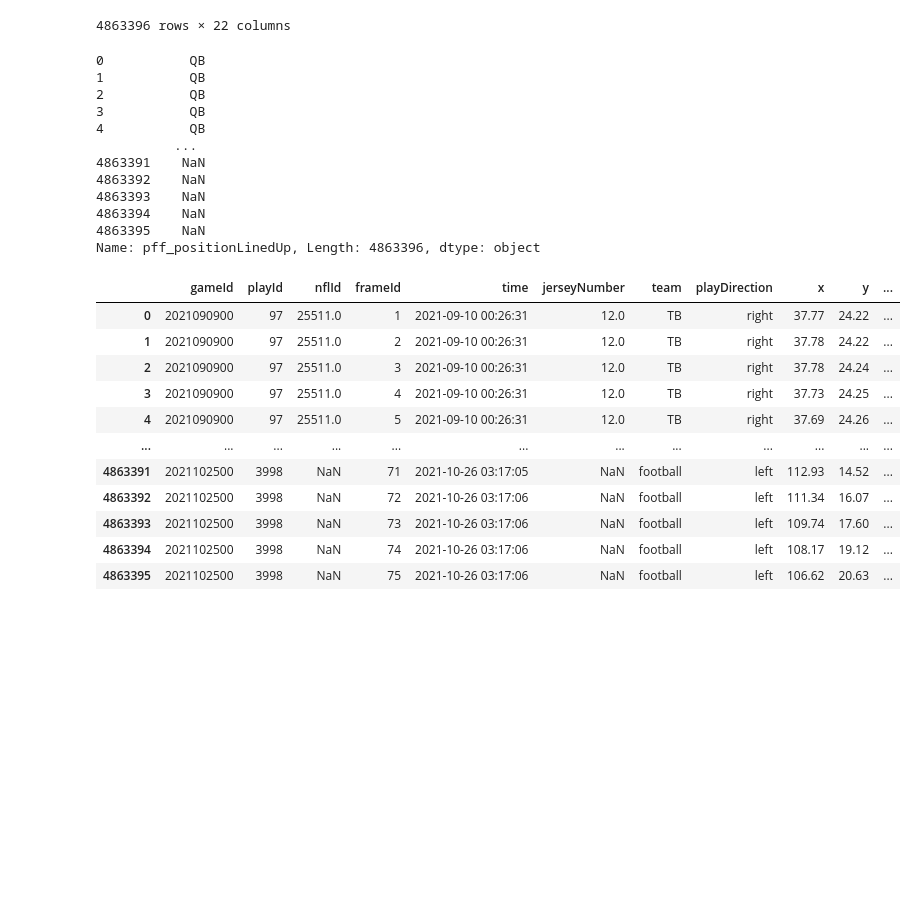
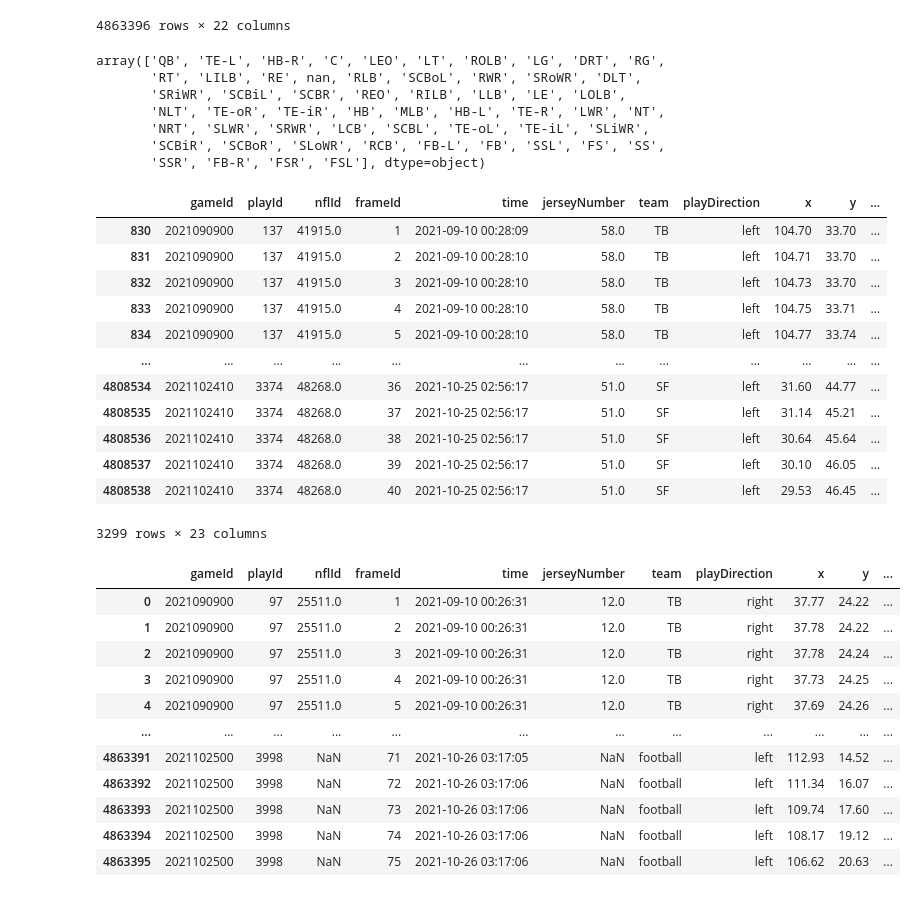
Before and after one commit to cnickol26/BigDataBowl2023, a Jupyter notebook: DataCleaning.ipynb, the cells around one changed output. Drawn from its saved outputs; the diff is of its cells as text; code cells hidden in the pictures; blank space fills up the shorter version.

Commit message:
Check all unique positions to filter on

```diff
--- a/DataCleaning.ipynb
+++ b/DataCleaning.ipynb
@@ -106,19 +108,24 @@ locations_ball
 # create unique play ID for each play
 locations_ball['uniqueplayId'] = locations_ball['gameId'].astype(str) + locations_ball['playId'].astype(str)
 # %%
-locations_ball['pff_positionLinedUp']
+locations_ball['pff_positionLinedUp'].unique()
+# DRT included Carlos Watkins, defensive end
+# SCBoL included Shaq Barrett, OL
+# RWR included Ezekial Elliott, RB
+# SRoWR included Blake Jarwin, TE
+# SRiWR included Dalton Schultz, TE
+# SCBiL included Devin White, ILB
+# SCBR included Joe Tryon-Shoyinka, LB
+# NLT included Rakeem Nunez-Roches, DT
+# NT included Bryan Mone, LDE
+# NRT included Carlos Watkins, RDT
 # %% [output]
-0           QB
-1           QB
-2           QB
-3           QB
-4           QB
-          ...
-4863391    NaN
-4863392    NaN
-4863393    NaN
-4863394    NaN
-4863395    NaN
-Name: pff_positionLinedUp, Length: 4863396, dtype: object
+array(['QB', 'TE-L', 'HB-R', 'C', 'LEO', 'LT', 'ROLB', 'LG', 'DRT', 'RG',
+       'RT', 'LILB', 'RE', nan, 'RLB', 'SCBoL', 'RWR', 'SRoWR', 'DLT',
+       'SRiWR', 'SCBiL', 'SCBR', 'REO', 'RILB', 'LLB', 'LE', 'LOLB',
+       'NLT', 'TE-oR', 'TE-iR', 'HB', 'MLB', 'HB-L', 'TE-R', 'LWR', 'NT',
+       'NRT', 'SLWR', 'SRWR', 'LCB', 'SCBL', 'TE-oL', 'TE-iL', 'SLiWR',
+       'SCBiR', 'SCBoR', 'SLoWR', 'RCB', 'FB-L', 'FB', 'SSL', 'FS', 'SS',
+       'SSR', 'FB-R', 'FSR', 'FSL'], dtype=object)
 # %%
 # Selecting only postions that could potentially impact the end versus tackle matchup
@@ -126,5 +138,21 @@ positions_lined_up = ['QB','LT','RT','LEO','LE','HB-L','HB-R','RE','REO','TE-R',
 locations_ball['pff_positionLinedUp'] = locations_ball['pff_positionLinedUp'].fillna('ball')
 locations_ball2 = locations_ball[(locations_ball['pff_positionLinedUp'].isin(positions_lined_up))]
+# %%
+locations_ball[locations_ball['pff_positionLinedUp']=='SCBoL']
+# %% [output]
+|  | gameId | playId | nflId | frameId | time | jerseyNumber | team | playDirection | x | y | ... |
+| 830 | 2021090900 | 137 | 41915.0 | 1 | 2021-09-10 00:28:09 | 58.0 | TB | left | 104.70 | 33.70 | ... |
+| 831 | 2021090900 | 137 | 41915.0 | 2 | 2021-09-10 00:28:10 | 58.0 | TB | left | 104.71 | 33.70 | ... |
+| 832 | 2021090900 | 137 | 41915.0 | 3 | 2021-09-10 00:28:10 | 58.0 | TB | left | 104.73 | 33.70 | ... |
+| 833 | 2021090900 | 137 | 41915.0 | 4 | 2021-09-10 00:28:10 | 58.0 | TB | left | 104.75 | 33.71 | ... |
+| 834 | 2021090900 | 137 | 41915.0 | 5 | 2021-09-10 00:28:10 | 58.0 | TB | left | 104.77 | 33.74 | ... |
+| ... | ... | ... | ... | ... | ... | ... | ... | ... | ... | ... | ... |
+| 4808534 | 2021102410 | 3374 | 48268.0 | 36 | 2021-10-25 02:56:17 | 51.0 | SF | left | 31.60 | 44.77 | ... |
+| 4808535 | 2021102410 | 3374 | 48268.0 | 37 | 2021-10-25 02:56:17 | 51.0 | SF | left | 31.14 | 45.21 | ... |
+| 4808536 | 2021102410 | 3374 | 48268.0 | 38 | 2021-10-25 02:56:17 | 51.0 | SF | left | 30.64 | 45.64 | ... |
+| 4808537 | 2021102410 | 3374 | 48268.0 | 39 | 2021-10-25 02:56:17 | 51.0 | SF | left | 30.10 | 46.05 | ... |
+| 4808538 | 2021102410 | 3374 | 48268.0 | 40 | 2021-10-25 02:56:17 | 51.0 | SF | left | 29.53 | 46.45 | ... |
+3299 rows × 23 columns
 # %%
 locations_ball2
 # %% [output]
```
Also changed, not shown: parts of 2 cells of this notebook.
